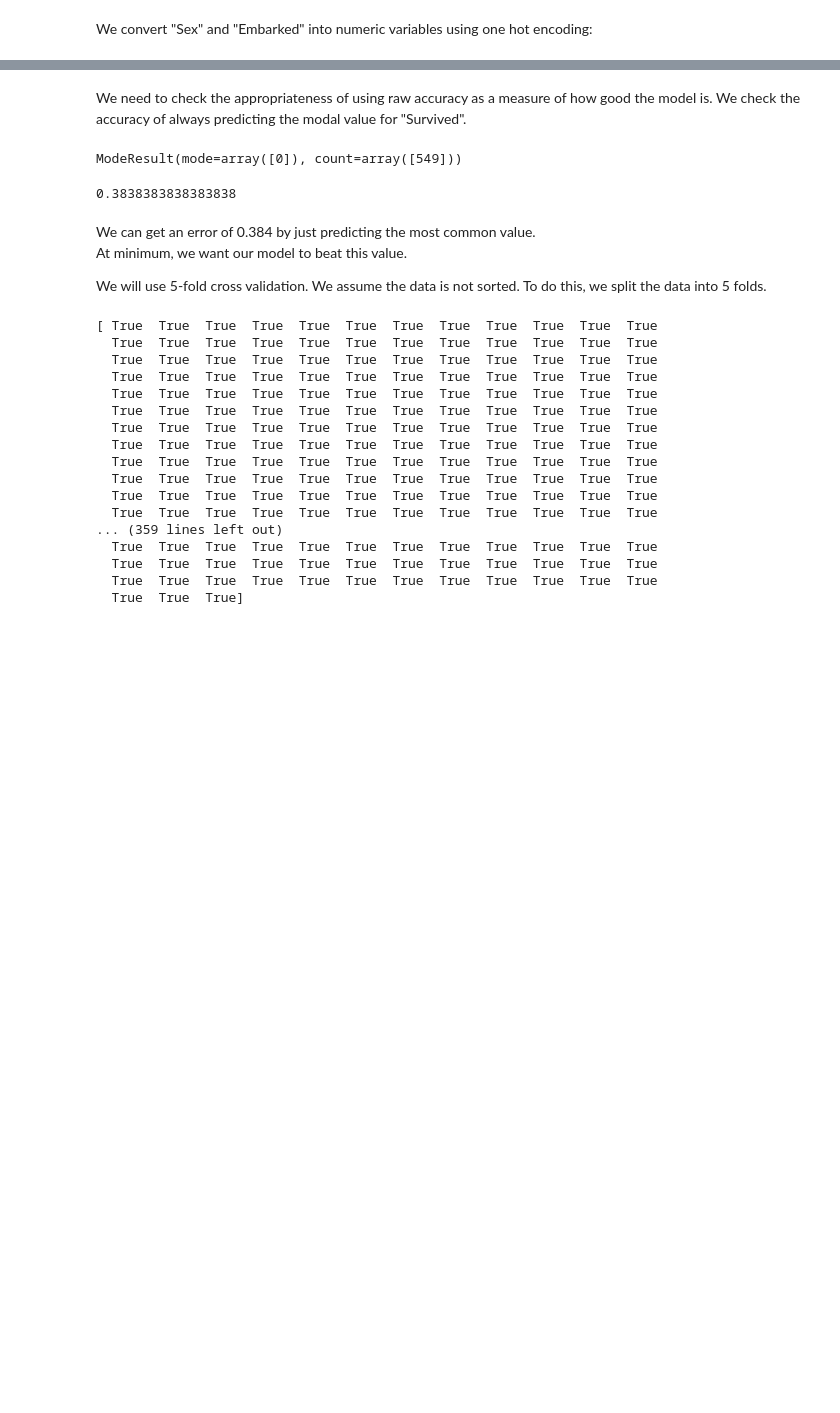
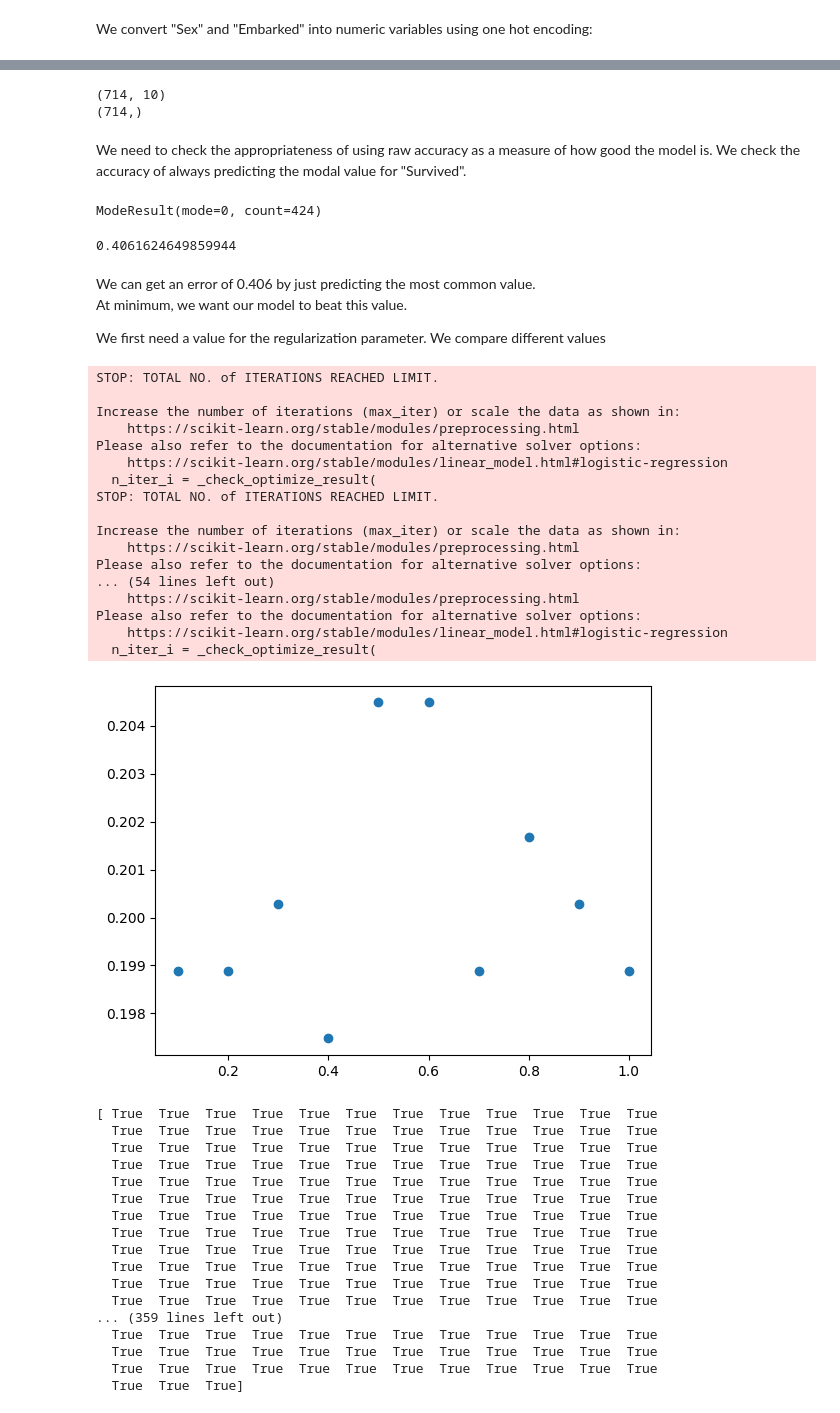
Before and after one commit to nicksonwcmak/titanic, a Jupyter notebook: predictivemodel.ipynb, the cells around one changed output, grey strips where cells are left out. Cells and saved outputs as stored; diff of their text form; code cells hidden in the pictures; blank space fills up the shorter version.

Commit message:
Attempted to select regularization parameter

```diff
--- a/predictivemodel.ipynb
+++ b/predictivemodel.ipynb
@@ -30,4 +32,4 @@ The "Name" and "Ticket" fields are string fields that are not amenable to conver
 # %%
-# create the training data
-X = data[['Pclass','Sexmale','Sexfemale','Age','SibSp','Parch','Fare','EmbarkedS','EmbarkedC','EmbarkedQ']]
-y = data['Survived']
+# drop unwanted columns
+temp = data[['Pclass','Sexmale','Sexfemale','Age','SibSp','Parch','Fare','EmbarkedS','EmbarkedC','EmbarkedQ','Survived']]
+temp.shape
@@ -43,24 +38,65 @@ X.head()
+# %%
+# drop rows with missing values
+temp = temp.dropna(axis='rows')
+X = temp[['Pclass','Sexmale','Sexfemale','Age','SibSp','Parch','Fare','EmbarkedS','EmbarkedC','EmbarkedQ']]
+y = temp['Survived']
+print(X.shape)
+print(y.shape)
+# %% [output]
+(714, 10)
+(714,)
 # %% [markdown]
 We need to check the appropriateness of using raw accuracy as a measure of how good the model is.
 We check the accuracy of always predicting the modal value for "Survived".
-# %%
-mode(y)
-# %% [output]
-ModeResult(mode=array([0]), count=array([549]))
+# %%
+print(mode(y,keepdims=False))
+# %% [output]
+ModeResult(mode=0, count=424)
 # %%
 # mode is 0
 ymode = np.zeros(y.size)
 # get accuracy
 np.sum(ymode != y) / y.size
 # %% [output]
-0.3838383838383838
+0.4061624649859944
 # %% [markdown]
-We can get an error of 0.384 by just predicting the most common value.
+We can get an error of 0.406 by just predicting the most common value.
 At minimum, we want our model to beat this value.
 
-We will use 5-fold cross validation.
-We assume the data is not sorted.
-To do this, we split the data into 5 folds.
+We first need a value for the regularization parameter.
+We compare different values
+# %%
+n,d = X.shape
+no_alphas = 10
+alphas = np.arange(1,no_alphas+1) * 0.1
+errors = np.ones(no_alphas)
+for i in range(no_alphas):
+    alpha = alphas[i]
+    model = LogisticRegression(C=1/alpha).fit(X,y)
+    y_pred = model.predict(X)
+    errors[i] = np.sum(y_pred != y) / y.size
+
+plt.scatter(alphas,errors)
+plt.show()
+# %% [output]
+STOP: TOTAL NO. of ITERATIONS REACHED LIMIT.
+
+Increase the number of iterations (max_iter) or scale the data as shown in:
+    https://scikit-learn.org/stable/modules/preprocessing.html
+Please also refer to the documentation for alternative solver options:
+    https://scikit-learn.org/stable/modules/linear_model.html#logistic-regression
+  n_iter_i = _check_optimize_result(
+STOP: TOTAL NO. of ITERATIONS REACHED LIMIT.
+
+Increase the number of iterations (max_iter) or scale the data as shown in:
+    https://scikit-learn.org/stable/modules/preprocessing.html
+Please also refer to the documentation for alternative solver options:
+... (54 lines left out)
+    https://scikit-learn.org/stable/modules/preprocessing.html
+Please also refer to the documentation for alternative solver options:
+    https://scikit-learn.org/stable/modules/linear_model.html#logistic-regression
+  n_iter_i = _check_optimize_result(
+[figure, added]
 # %%
 n,d = X.shape
 folds = 5
```
Also changed, not shown: parts of 5 cells of this notebook.
